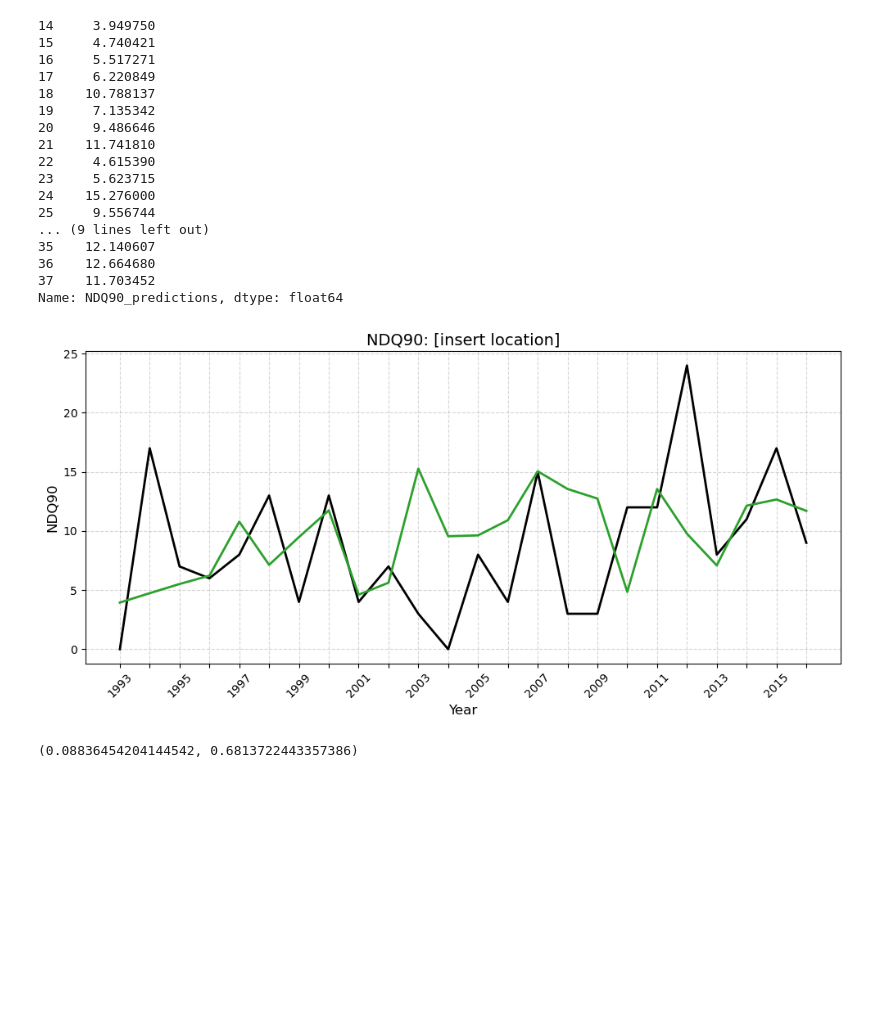
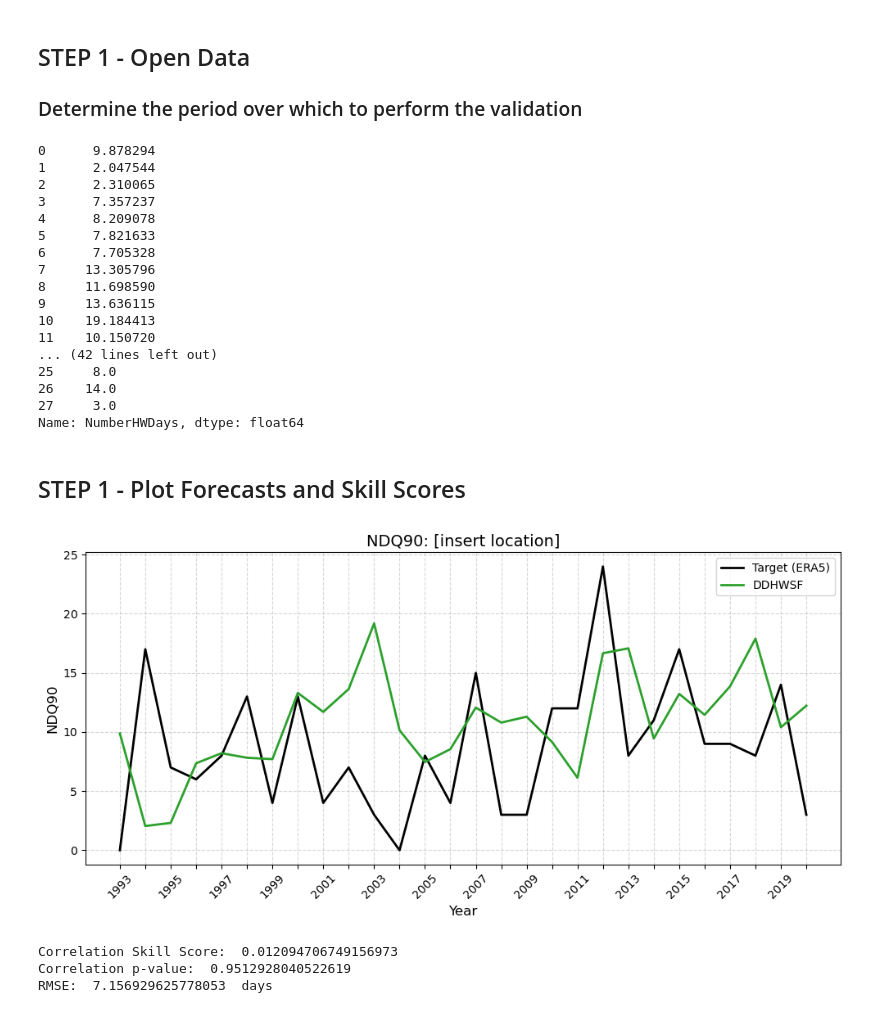
Before and after one commit to climateintelligence/DDHWSF, a Jupyter notebook: DDHWSF_Training/3b_SeasonalForecasts-validate.ipynb, the cells around one changed output. Saved outputs shown, nothing was run; the diff lists cells and outputs as text; code cells hidden in the pictures; blank space fills up the shorter version.

```diff
--- a/DDHWSF_Training/3b_SeasonalForecasts-validate.ipynb
+++ b/DDHWSF_Training/3b_SeasonalForecasts-validate.ipynb
@@ -10,77 +15,80 @@ import matplotlib.patches as mpatches
+# %% [markdown]
+## STEP 1 - Open Data
+### Determine the period over which to perform the validation
 # %%
 filename = f"Output/DDHWSF_Forecasts_LR_19792021.csv"
-df_DDHWSF = pd.read_csv(filename)     # Skip comment lines that start with #
-preds_DDHWSF=df_DDHWSF.NDQ90_predictions[1993-1979:2017-1979]
-print (df_DDHWSF.NDQ90_predictions[1993-1979:2017-1979])
-dataset=Dataset("Output/NumberHWdays_ERA5_Cluj-Napoca.nc",'r')
-target_ERA5=dataset['NumberHWDays'][1993-1940:2017-1940]
+df_DDHWSF = pd.read_csv(filename)
+preds_DDHWSF=df_DDHWSF.NDQ90_predictions
+print (preds_DDHWSF)
+
+filename = "Output/NumberHWdays_ERA5_Cluj-Napoca_thresh90_dur3.csv"
+df_DDHWSF = pd.read_csv(filename)
+target_ERA5=df_DDHWSF.NumberHWDays
+print (target_ERA5)
 # %% [output]
-14     3.949750
-15     4.740421
-16     5.517271
-17     6.220849
-18    10.788137
-19     7.135342
-20     9.486646
-21    11.741810
-22     4.615390
-23     5.623715
-24    15.276000
-25     9.556744
-... (9 lines left out)
-35    12.140607
-36    12.664680
-37    11.703452
-Name: NDQ90_predictions, dtype: float64
+0      9.878294
+1      2.047544
+2      2.310065
+3      7.357237
+4      8.209078
+5      7.821633
+6      7.705328
+7     13.305796
+8     11.698590
+9     13.636115
+10    19.184413
+11    10.150720
+... (42 lines left out)
+25     8.0
+26    14.0
+27     3.0
+Name: NumberHWDays, dtype: float64
+# %% [markdown]
+## STEP 1 - Plot Forecasts and Skill Scores
 # %%
 plt.figure(figsize=(10, 5))
 
 # Generate x-axis
-years = range(1993, 2017)
-
-#era5=np.mean(target_2D[:, i_y1:i_y2, i_x1:i_x2], axis=(1, 2))
-#C3S_MM=np.mean(MM[:, :,i_y1:i_y2, i_x1:i_x2], axis=(2, 3))
-
-#plt.boxplot(C3S_MM, positions=years, widths=0.4, patch_artist=True,
-#            boxprops=dict(facecolor='lightblue', color='navy',alpha=0.5),
-#            medianprops=dict(color='darkblue'),
-#            whiskerprops=dict(color='navy'),
-#            capprops=dict(color='navy'),
-#            flierprops=dict(marker='o', markersize=3, linestyle='none', markerfacecolor='gray', alpha=0.5))
+years = range(1993,2020+1)
 
 # Plot each line with labels
 target_line,=plt.plot(
     years,
     target_ERA5,
     'k-',
     label='Target (ERA5)',
     linewidth=2
 )
 
 dd_line,=plt.plot(
     years,
     preds_DDHWSF,
     color='tab:green',
     label='DDHWSF',
     linestyle='-',
     linewidth=2
 )
 
 # Add grid, legend, and labels
 plt.grid(True, linestyle='--', alpha=0.5)
 
 box_legend = mpatches.Patch(facecolor='lightblue', edgecolor='navy', label='C3S Ensemble')
-#plt.legend(handles=[target_line, dd_line, dd_line2, dd_line3, box_legend])
+plt.legend(handles=[target_line, dd_line])
 
 plt.xlabel('Year', fontsize=12)
 plt.ylabel('NDQ90', fontsize=12)
 plt.title('NDQ90: [insert location]', fontsize=14)
 plt.xticks(ticks=years, labels=[str(y) if y % 2 == 1 else "" for y in years], rotation=45)
 plt.tight_layout()
 
 plt.show()
 
-print (sp.pearsonr(target_ERA5,preds_DDHWSF))
+corr=sp.pearsonr(target_ERA5,preds_DDHWSF)
+print ("Correlation Skill Score: ", corr[0])
+print ("Correlation p-value: ", corr[1])
+print ("RMSE: ", np.sqrt(mean_squared_error(target_ERA5,preds_DDHWSF))," days")
 # %% [output]
-[figure, old version]
+[figure, new version]
-(0.08836454204144542, 0.6813722443357386)
+Correlation Skill Score:  0.012094706749156973
+Correlation p-value:  0.9512928040522619
+RMSE:  7.156929625778053  days
```
Also changed, not shown: parts of 2 cells of this notebook, 18 other files.
